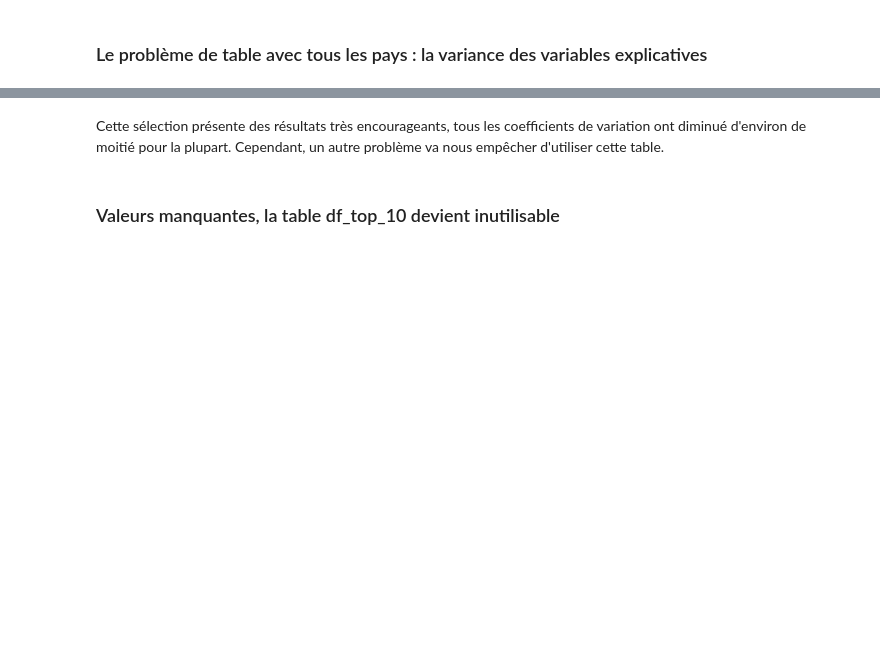
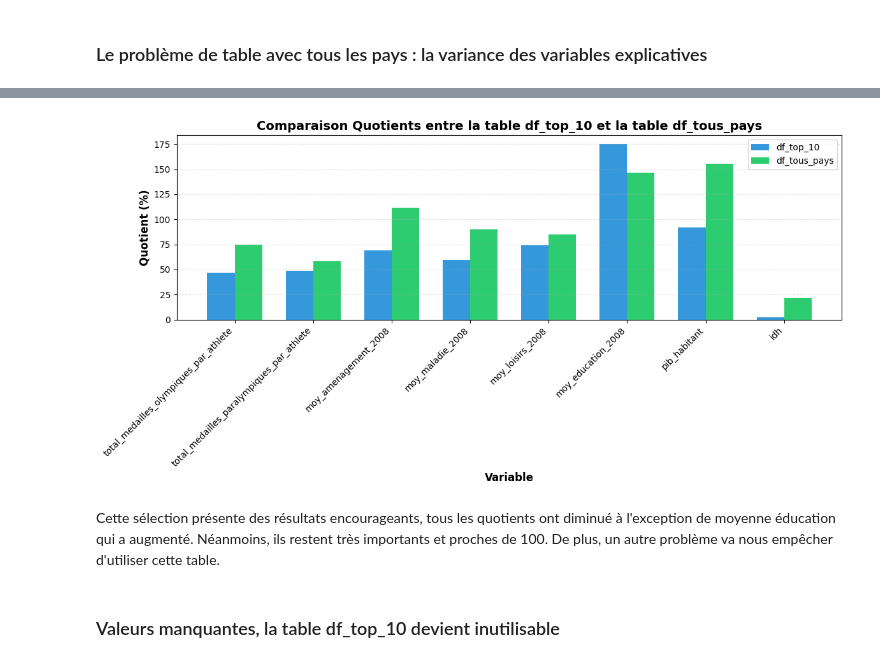
Before and after one commit to Eloi-du-77/Projet-Python, a Jupyter notebook: Notebook.ipynb, the cells around one changed output, grey strips where cells are left out. Saved outputs shown, nothing was run; the diff lists cells and outputs as text; code cells hidden in the pictures; blank space fills up the shorter version.

```diff
--- a/Notebook.ipynb
+++ b/Notebook.ipynb
@@ -542,5 +533,31 @@ Australie, Danemark, Irlande, Islande, Norvège, Pays-Bas, Singapour, Suisse, Su
+# %%
+variables = df_cv_top_10['Variable'].values
+cv_top10 = df_cv_top_10['Quotient (%)'].values
+cv_tous_pays = df_cv_tous_pays[df_cv_tous_pays['Variable'].isin(variables)]['Quotient (%)'].values
+
+#Créer le graphique
+x = np.arange(len(variables))
+largeur = 0.35
+fig, ax = plt.subplots(figsize=(12, 6))
+barres1 = ax.bar(x - largeur/2, cv_top10, largeur, label='df_top_10', color='#3498db')
+barres2 = ax.bar(x + largeur/2, cv_tous_pays, largeur, label='df_tous_pays', color='#2ecc71')
+
+#Legende
+ax.set_xlabel('Variable', fontsize=12, fontweight='bold')
+ax.set_ylabel('Quotient (%)', fontsize=12, fontweight='bold')
+ax.set_title('Comparaison Quotients entre la table df_top_10 et la table df_tous_pays', fontsize=14, fontweight='bold')
+ax.set_xticks(x)
+ax.set_xticklabels(variables, rotation=45, ha='right')
+ax.legend()
+ax.grid(axis='y', alpha=0.3, linestyle='--')
+
+plt.tight_layout()
+plt.show()
+# %% [output]
+[figure, added]
 # %% [markdown]
-Cette sélection présente des résultats très encourageants, tous les coefficients de variation ont diminué d'environ de moitié pour la plupart. Cependant, un autre problème va nous empêcher d'utiliser cette table.
+Cette sélection présente des résultats encourageants, tous les quotients ont diminué à l'exception de moyenne éducation qui a augmenté. Néanmoins, ils restent très importants et proches de 100.
+De plus, un autre problème va nous empêcher d'utiliser cette table.
 # %% [markdown]
 <a id="nan"></a>
 ### Valeurs manquantes, la table df_top_10 devient inutilisable
```
Also changed, not shown: parts of 38 cells of this notebook, 11 other files.
